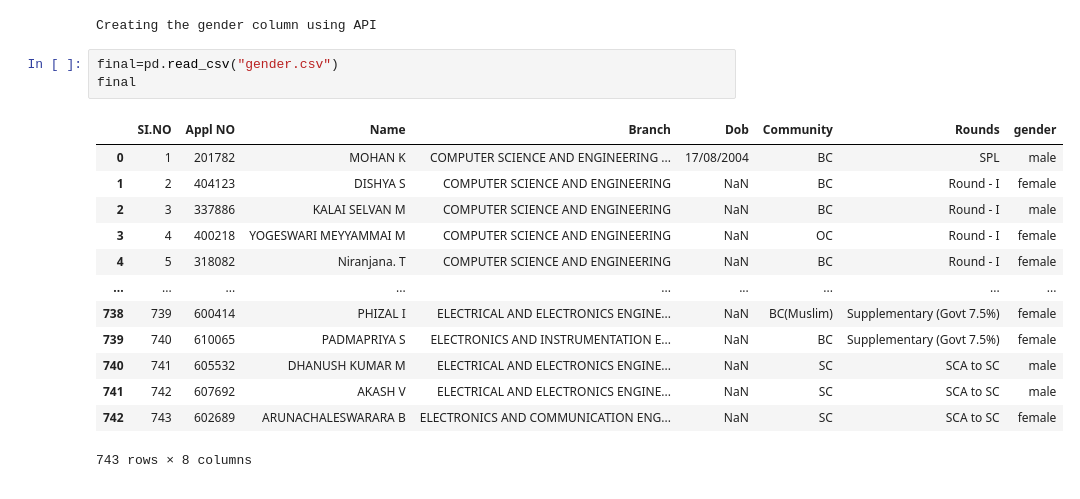
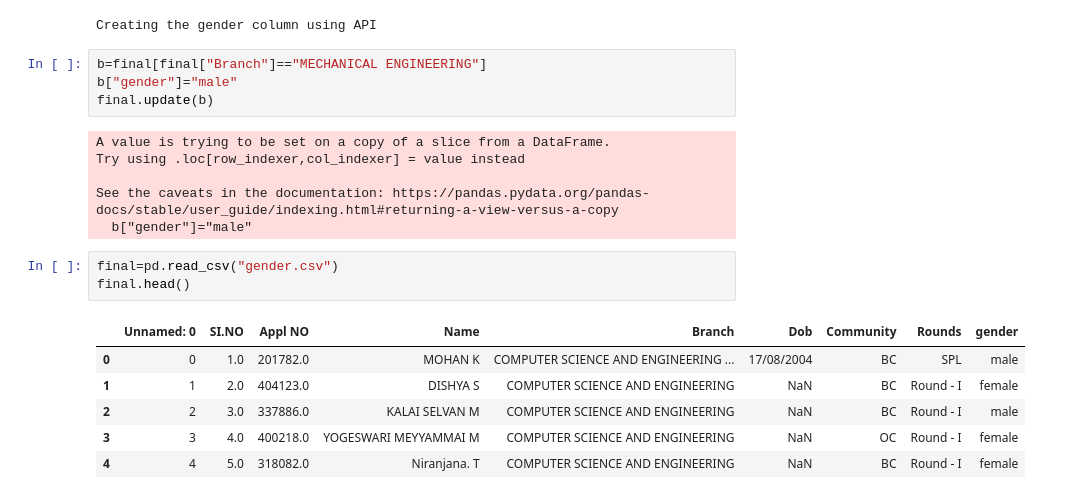
Before and after one commit to Rajadurai2/fun-programs-, a Jupyter notebook: AU.ipynb, the cells around one changed output. Cells and saved outputs as stored; diff of their text form.

```diff
--- a/AU.ipynb
+++ b/AU.ipynb
@@ -150,23 +125,26 @@ def find_gender(name):
 print("Creating the gender column using API")
 # %% [output]
 Creating the gender column using API
+# %%
+b=final[final["Branch"]=="MECHANICAL ENGINEERING"]
+b["gender"]="male"
+final.update(b)
+# %% [output]
+A value is trying to be set on a copy of a slice from a DataFrame.
+Try using .loc[row_indexer,col_indexer] = value instead
+
+See the caveats in the documentation: https://pandas.pydata.org/pandas-docs/stable/user_guide/indexing.html#returning-a-view-versus-a-copy
+  b["gender"]="male"
 # %%
 final=pd.read_csv("gender.csv")
-final
+final.head()
 # %% [output]
-|  | SI.NO | Appl NO | Name | Branch | Dob | Community | Rounds | gender |
-| 0 | 1 | 201782 | MOHAN K | COMPUTER SCIENCE AND ENGINEERING ... | 17/08/2004 | BC | SPL | male |
-| 1 | 2 | 404123 | DISHYA S | COMPUTER SCIENCE AND ENGINEERING | NaN | BC | Round - I | female |
-| 2 | 3 | 337886 | KALAI SELVAN M | COMPUTER SCIENCE AND ENGINEERING | NaN | BC | Round - I | male |
-| 3 | 4 | 400218 | YOGESWARI MEYYAMMAI M | COMPUTER SCIENCE AND ENGINEERING | NaN | OC | Round - I | female |
-| 4 | 5 | 318082 | Niranjana. T | COMPUTER SCIENCE AND ENGINEERING | NaN | BC | Round - I | female |
-| ... | ... | ... | ... | ... | ... | ... | ... | ... |
-| 738 | 739 | 600414 | PHIZAL I | ELECTRICAL AND ELECTRONICS ENGINE... | NaN | BC(Muslim) | Supplementary (Govt 7.5%) | female |
-| 739 | 740 | 610065 | PADMAPRIYA S | ELECTRONICS AND INSTRUMENTATION E... | NaN | BC | Supplementary (Govt 7.5%) | female |
-| 740 | 741 | 605532 | DHANUSH KUMAR M | ELECTRICAL AND ELECTRONICS ENGINE... | NaN | SC | SCA to SC | male |
-| 741 | 742 | 607692 | AKASH V | ELECTRICAL AND ELECTRONICS ENGINE... | NaN | SC | SCA to SC | male |
-| 742 | 743 | 602689 | ARUNACHALESWARARA B | ELECTRONICS AND COMMUNICATION ENG... | NaN | SC | SCA to SC | female |
+|  | Unnamed: 0 | SI.NO | Appl NO | Name | Branch | Dob | Community | Rounds | gender |
+| 0 | 0 | 1.0 | 201782.0 | MOHAN K | COMPUTER SCIENCE AND ENGINEERING ... | 17/08/2004 | BC | SPL | male |
+| 1 | 1 | 2.0 | 404123.0 | DISHYA S | COMPUTER SCIENCE AND ENGINEERING | NaN | BC | Round - I | female |
+| 2 | 2 | 3.0 | 337886.0 | KALAI SELVAN M | COMPUTER SCIENCE AND ENGINEERING | NaN | BC | Round - I | male |
+| 3 | 3 | 4.0 | 400218.0 | YOGESWARI MEYYAMMAI M | COMPUTER SCIENCE AND ENGINEERING | NaN | OC | Round - I | female |
+| 4 | 4 | 5.0 | 318082.0 | Niranjana. T | COMPUTER SCIENCE AND ENGINEERING | NaN | BC | Round - I | female |
-743 rows × 8 columns
 # %%
 df_gender=final.groupby(["gender"]).size().reset_index(name="count")
 display(df_gender)
```
Also changed, not shown: parts of 6 cells of this notebook.
